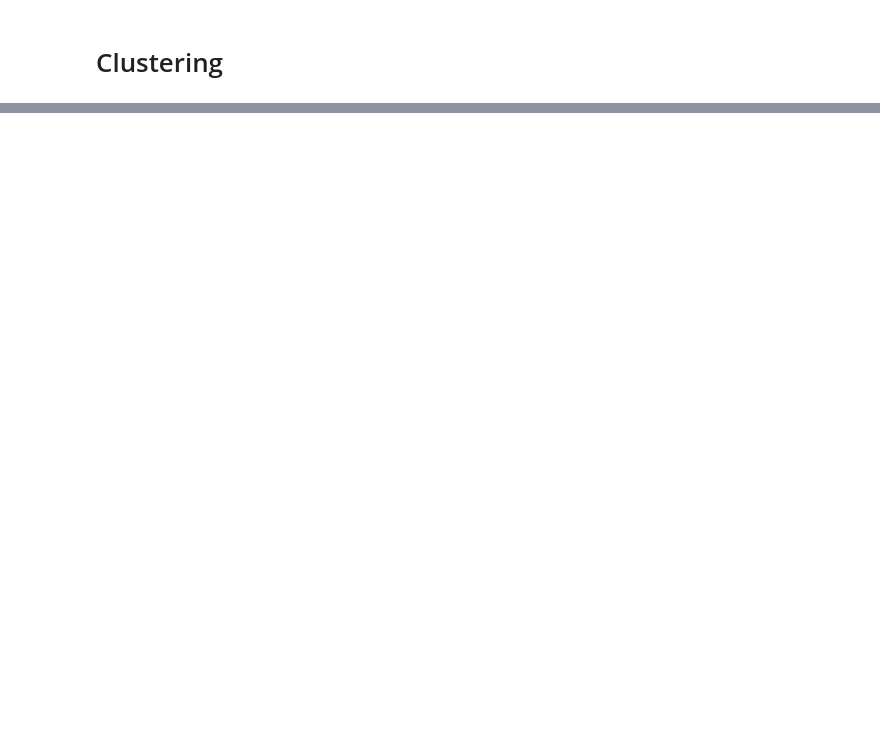
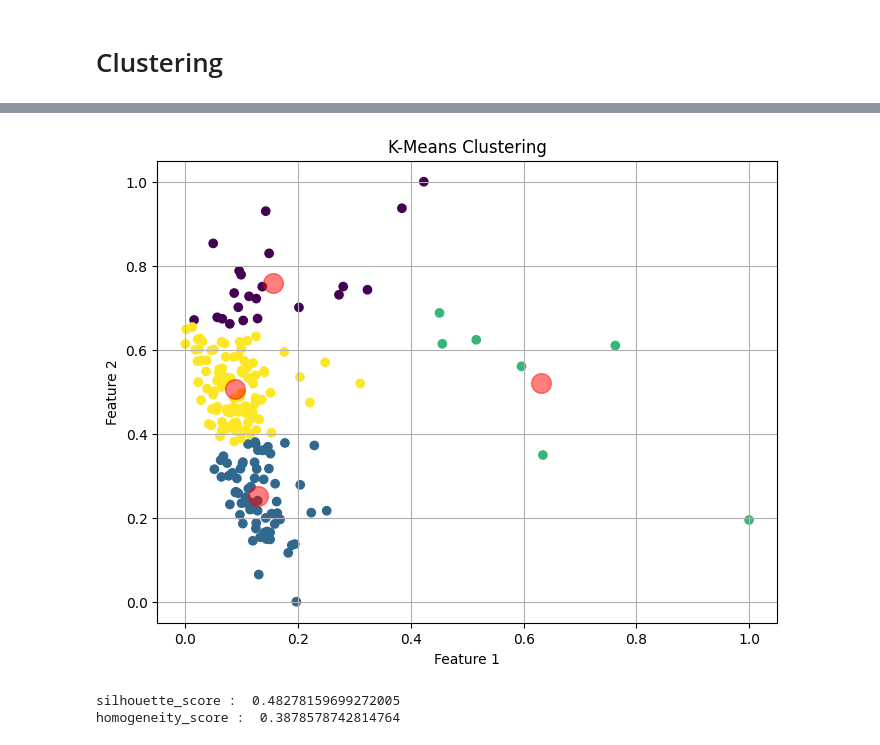
Before and after one commit to javadkavian/EEG_motor_imagery_analysis, a Jupyter notebook: src/main.ipynb, the cells around one changed output, grey strips where cells are left out. Cells and saved outputs as stored; diff of their text form; code cells hidden in the pictures; blank space fills up the shorter version.

```diff
--- a/src/main.ipynb
+++ b/src/main.ipynb
@@ -342,3 +339,9 @@ homogeneity_score :  0.0
+# %%
+cl.apply_kmeans_clustering(X=X, y=Y, k=4)
+# %% [output]
+[figure, added]
+silhouette_score :  0.48278159699272005
+homogeneity_score :  0.3878578742814764
 # %%
 cl.apply_kernel_kmeans_clustering(X=X, y=Y, k=2)
 # %% [output]
```
Also changed, not shown: parts of 23 cells of this notebook.
